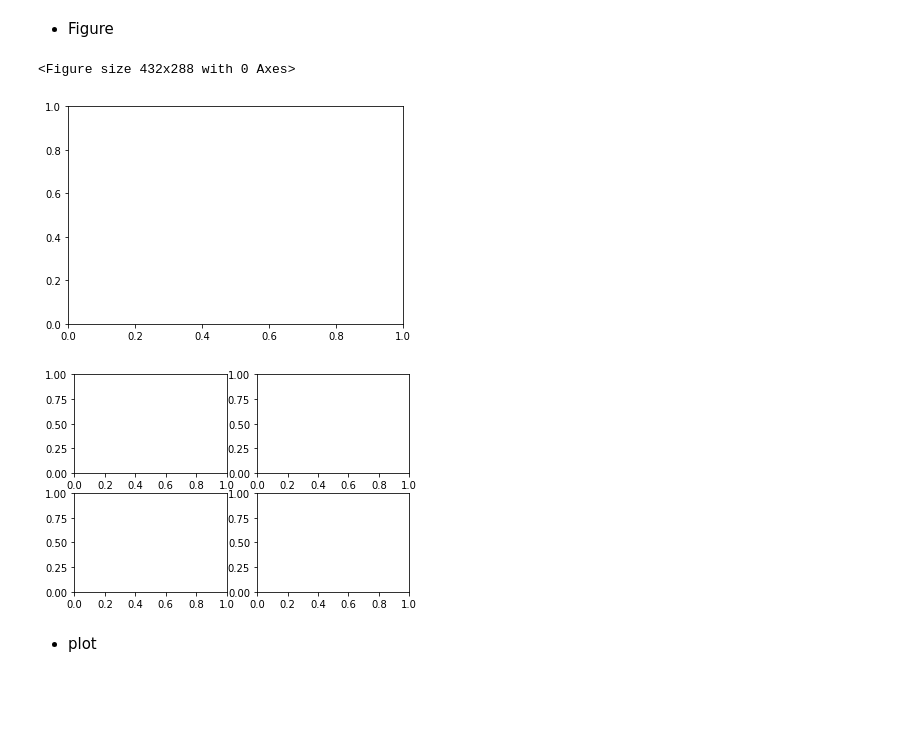
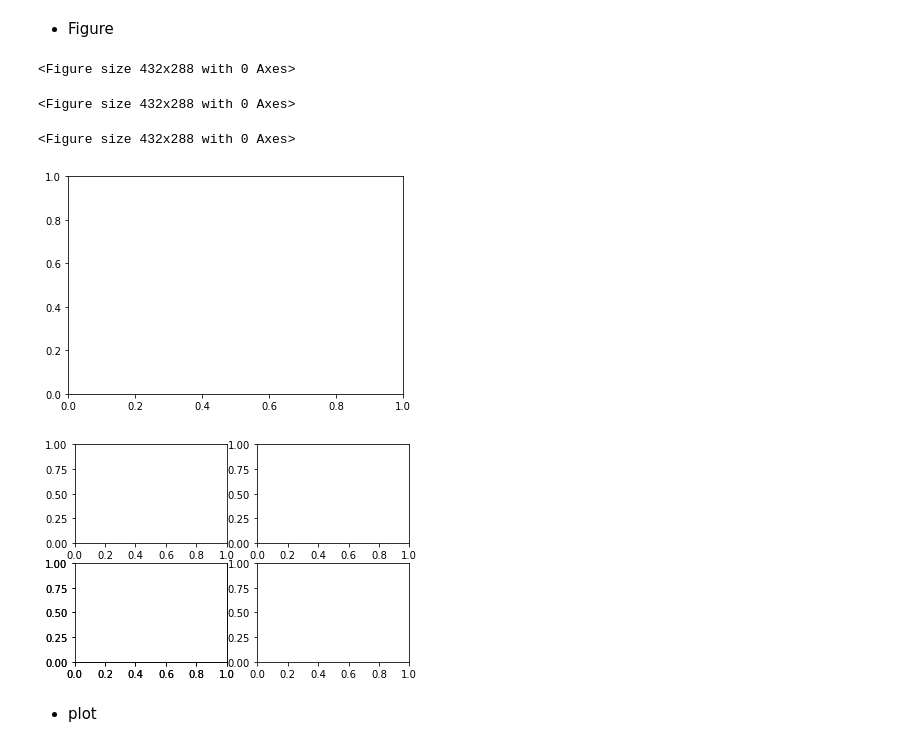
Before and after one commit to SophieShin/CLA3109_class, a Jupyter notebook: week10/practice#6.ipynb, the cells around one changed output. Saved outputs shown, nothing was run; the diff lists cells and outputs as text; code cells hidden in the pictures; blank space fills up the shorter version.

```diff
--- a/week10/practice#6.ipynb
+++ b/week10/practice#6.ipynb
@@ -8,12 +8,20 @@ import sklearn
 ### practice1. Anatomy of a Figure
 # %% [markdown]
  - Figure
+# %%
+plt.gcf() # get current function
+# %% [output]
+<Figure size 432x288 with 0 Axes>
+<Figure size 432x288 with 0 Axes>
 # %%
-# your code here.
+fig = plt.figure()
+fig, ax = plt.subplots()
+fig, axs = plt.subplots(2, 2)
+ax1 = fig.add_subplot(2, 2, 3) # 2*2 개 중에 3번째꺼를 선택해서 ax1로 저장
 # %% [output]
 <Figure size 432x288 with 0 Axes>
 [figure]
-[figure, old version]
+[figure, new version]
 # %% [markdown]
  - plot
 # %%
```
Also changed, not shown: parts of 9 cells of this notebook.
